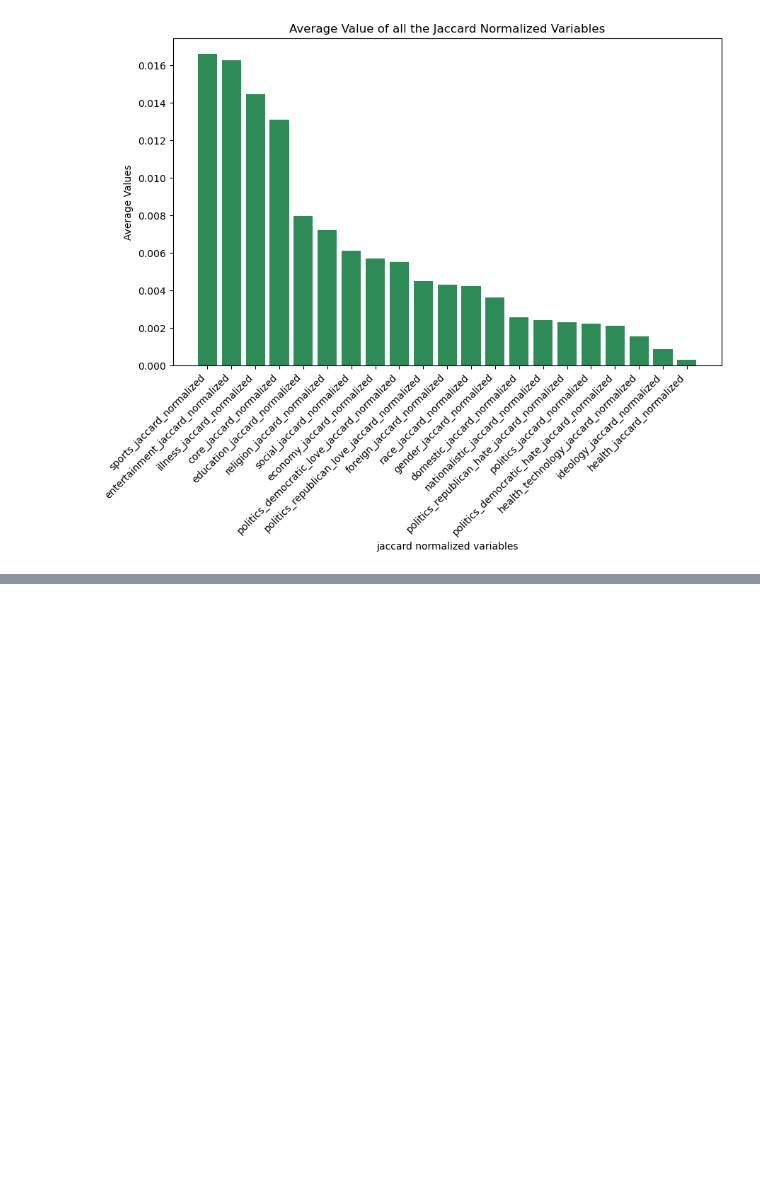
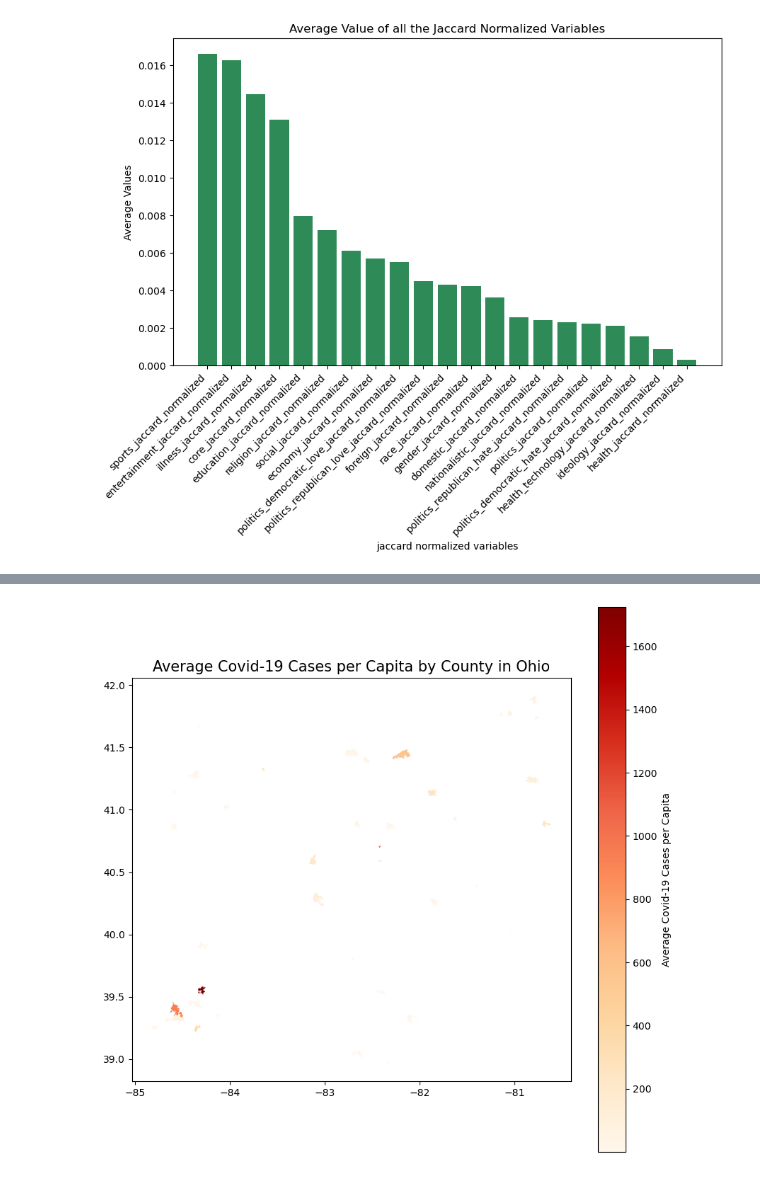
Before and after one commit to babli18/Covid-19-Awareness-Cases-in-Ohio, a Jupyter notebook: descriptive.ipynb, the cells around one changed output, grey strips where cells are left out. Saved outputs shown, nothing was run; the diff lists cells and outputs as text; code cells hidden in the pictures; blank space fills up the shorter version.

```diff
--- a/descriptive.ipynb
+++ b/descriptive.ipynb
@@ -124,0 +178,6 @@ dtype('float64')
+# %%
+# Average No. of Covid Cases in the county of Ohio
+avg_covid_county = df[['county','cases']]
+avg_covid_county_agg = avg_covid_county.groupby('county').aggregate({'cases':'mean'})
+avg_covid_county_agg = avg_covid_county_agg.reset_index()
+avg_covid_county_agg
@@ -124,0 +198,17 @@ dtype('float64')
+# %%
+#county level map of Ohio for Avg. Covid cases
+
+# Label Encoding
+
+ohio_filepath = "/Users/bablidey/Documents/GitHub/Covid-19-Awareness-Cases-in-Ohio/tl_2019_39_place/tl_2019_39_place.shp"
+ohio_county = gpd.read_file(ohio_filepath)
+merged_data = ohio_county.merge(avg_covid_county_agg, left_on="NAME", right_on='county')
+
+fig, ax = plt.subplots(1, 1, figsize=(10, 10))
+merged_data.plot(column='cases', ax=ax, legend=True,
+                 legend_kwds={'label': "Average Covid-19 Cases per Capita"},
+                 cmap='OrRd')
+ax.set_title('Average Covid-19 Cases per Capita by County in Ohio', fontsize=15)
+plt.show()
+# %% [output]
+[figure, added]
```
Also changed, not shown: parts of 9 cells of this notebook, 8 other files.
